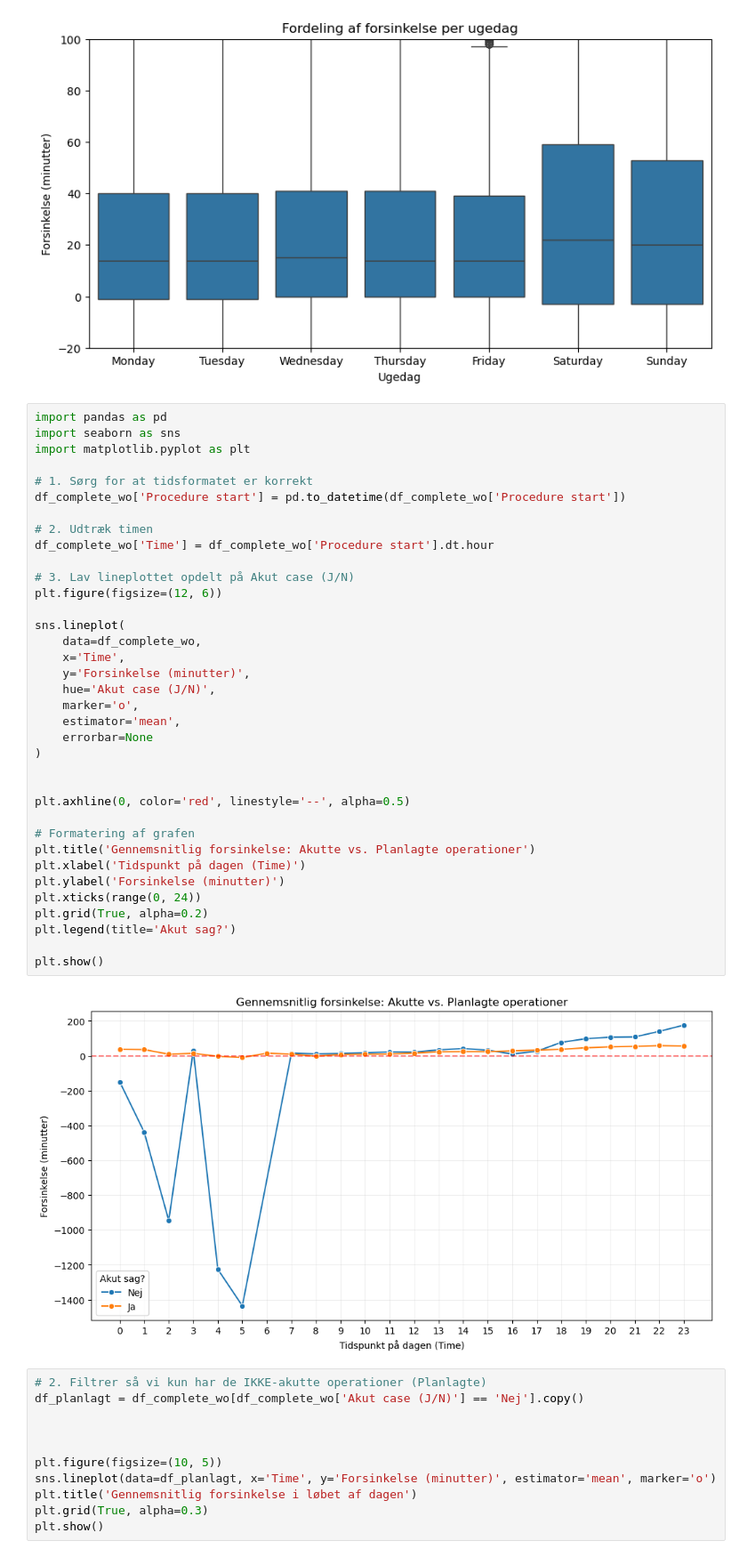
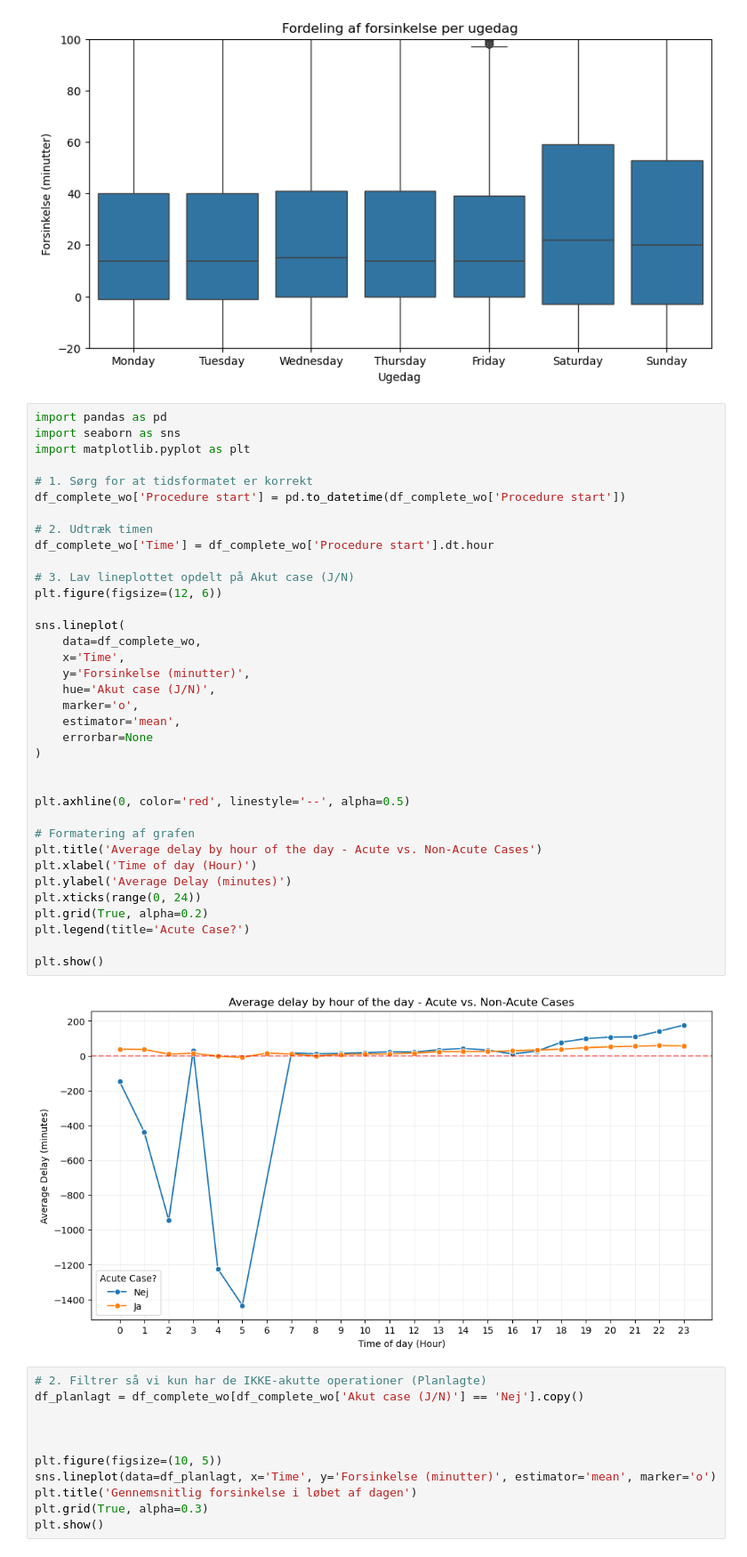
Before and after one commit to killermort9/AnalyticsToAction_Grop12, a Jupyter notebook: FRIDA.ipynb, the cells around one changed output. Shown at 89% size. Cells and saved outputs as stored; diff of their text form.

```diff
--- a/FRIDA.ipynb
+++ b/FRIDA.ipynb
@@ -321,38 +321,38 @@ import seaborn as sns
 import matplotlib.pyplot as plt
 
 # 1. Sørg for at tidsformatet er korrekt
 df_complete_wo['Procedure start'] = pd.to_datetime(df_complete_wo['Procedure start'])
 
 # 2. Udtræk timen
 df_complete_wo['Time'] = df_complete_wo['Procedure start'].dt.hour
 
 # 3. Lav lineplottet opdelt på Akut case (J/N)
 plt.figure(figsize=(12, 6))
 
 sns.lineplot(
     data=df_complete_wo,
     x='Time',
     y='Forsinkelse (minutter)',
     hue='Akut case (J/N)',
     marker='o',
     estimator='mean',
     errorbar=None
 )
 
 
 plt.axhline(0, color='red', linestyle='--', alpha=0.5)
 
 # Formatering af grafen
-plt.title('Gennemsnitlig forsinkelse: Akutte vs. Planlagte operationer')
-plt.xlabel('Tidspunkt på dagen (Time)')
-plt.ylabel('Forsinkelse (minutter)')
+plt.title('Average delay by hour of the day - Acute vs. Non-Acute Cases')
+plt.xlabel('Time of day (Hour)')
+plt.ylabel('Average Delay (minutes)')
 plt.xticks(range(0, 24))
 plt.grid(True, alpha=0.2)
-plt.legend(title='Akut sag?')
+plt.legend(title='Acute Case?')
 
 plt.show()
 # %% [output]
-[figure, old version]
+[figure, new version]
 # %%
 # 2. Filtrer så vi kun har de IKKE-akutte operationer (Planlagte)
 df_planlagt = df_complete_wo[df_complete_wo['Akut case (J/N)'] == 'Nej'].copy()
```
Also changed, not shown: parts of 3 cells of this notebook, 2 other files.
